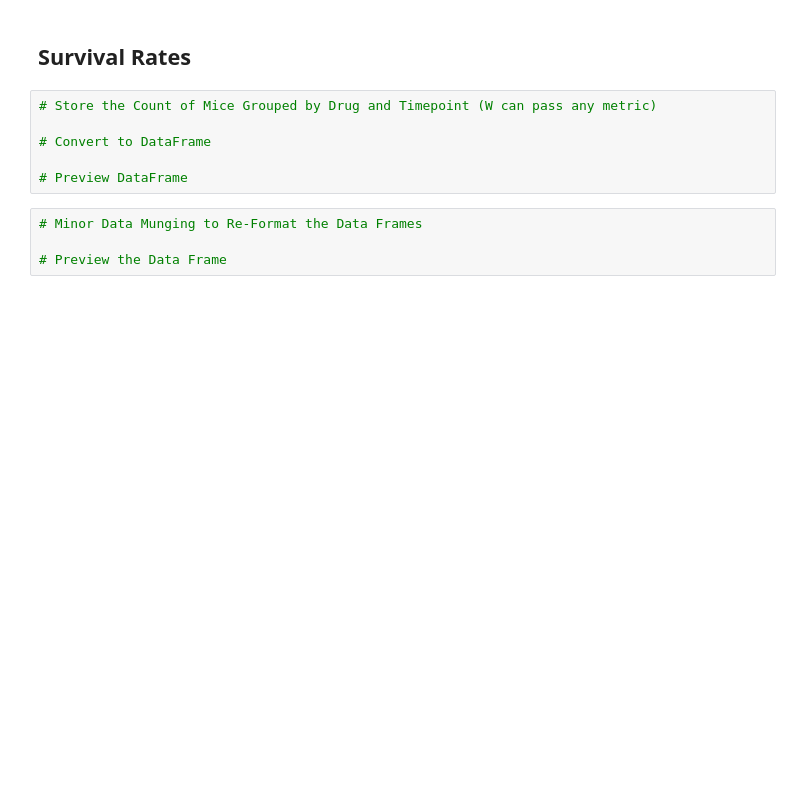
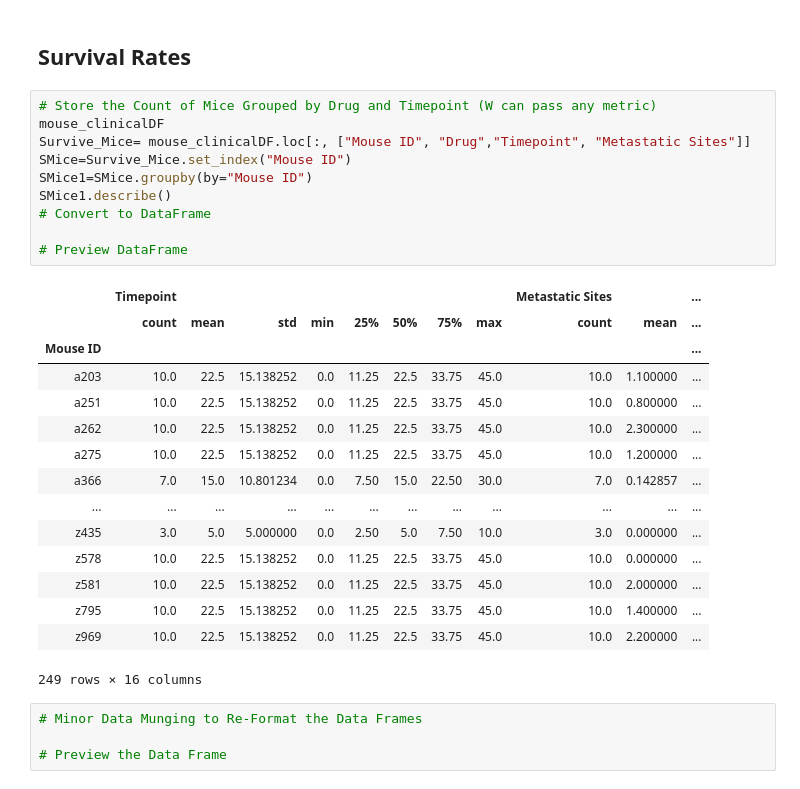
Before and after one commit to cmills39/Matplotlib-challange, a Jupyter notebook: Instructions/Pymaceuticals/Matplotlib.HW.ipynb, the cells around one changed output. Drawn from its saved outputs; the diff is of its cells as text; blank space fills up the shorter version.

```diff
--- a/Instructions/Pymaceuticals/Matplotlib.HW.ipynb
+++ b/Instructions/Pymaceuticals/Matplotlib.HW.ipynb
@@ -372,10 +314,30 @@ Text(0, 0.5, 'Metastatic Sites')
 ## Survival Rates
 # %%
 # Store the Count of Mice Grouped by Drug and Timepoint (W can pass any metric)
-
+mouse_clinicalDF
+Survive_Mice= mouse_clinicalDF.loc[:, ["Mouse ID", "Drug","Timepoint", "Metastatic Sites"]]
+SMice=Survive_Mice.set_index("Mouse ID")
+SMice1=SMice.groupby(by="Mouse ID")
+SMice1.describe()
 # Convert to DataFrame
 
 # Preview DataFrame
+# %% [output]
+|  | Timepoint |  |  |  |  |  |  |  | Metastatic Sites |  | ... |
+|  | count | mean | std | min | 25% | 50% | 75% | max | count | mean | ... |
+| Mouse ID |  |  |  |  |  |  |  |  |  |  | ... |
+| a203 | 10.0 | 22.5 | 15.138252 | 0.0 | 11.25 | 22.5 | 33.75 | 45.0 | 10.0 | 1.100000 | ... |
+| a251 | 10.0 | 22.5 | 15.138252 | 0.0 | 11.25 | 22.5 | 33.75 | 45.0 | 10.0 | 0.800000 | ... |
+| a262 | 10.0 | 22.5 | 15.138252 | 0.0 | 11.25 | 22.5 | 33.75 | 45.0 | 10.0 | 2.300000 | ... |
+| a275 | 10.0 | 22.5 | 15.138252 | 0.0 | 11.25 | 22.5 | 33.75 | 45.0 | 10.0 | 1.200000 | ... |
+| a366 | 7.0 | 15.0 | 10.801234 | 0.0 | 7.50 | 15.0 | 22.50 | 30.0 | 7.0 | 0.142857 | ... |
+| ... | ... | ... | ... | ... | ... | ... | ... | ... | ... | ... | ... |
+| z435 | 3.0 | 5.0 | 5.000000 | 0.0 | 2.50 | 5.0 | 7.50 | 10.0 | 3.0 | 0.000000 | ... |
+| z578 | 10.0 | 22.5 | 15.138252 | 0.0 | 11.25 | 22.5 | 33.75 | 45.0 | 10.0 | 0.000000 | ... |
+| z581 | 10.0 | 22.5 | 15.138252 | 0.0 | 11.25 | 22.5 | 33.75 | 45.0 | 10.0 | 2.000000 | ... |
+| z795 | 10.0 | 22.5 | 15.138252 | 0.0 | 11.25 | 22.5 | 33.75 | 45.0 | 10.0 | 1.400000 | ... |
+| z969 | 10.0 | 22.5 | 15.138252 | 0.0 | 11.25 | 22.5 | 33.75 | 45.0 | 10.0 | 2.200000 | ... |
+249 rows × 16 columns
 # %%
 # Minor Data Munging to Re-Format the Data Frames
 
```
Also changed, not shown: parts of 13 cells of this notebook.
